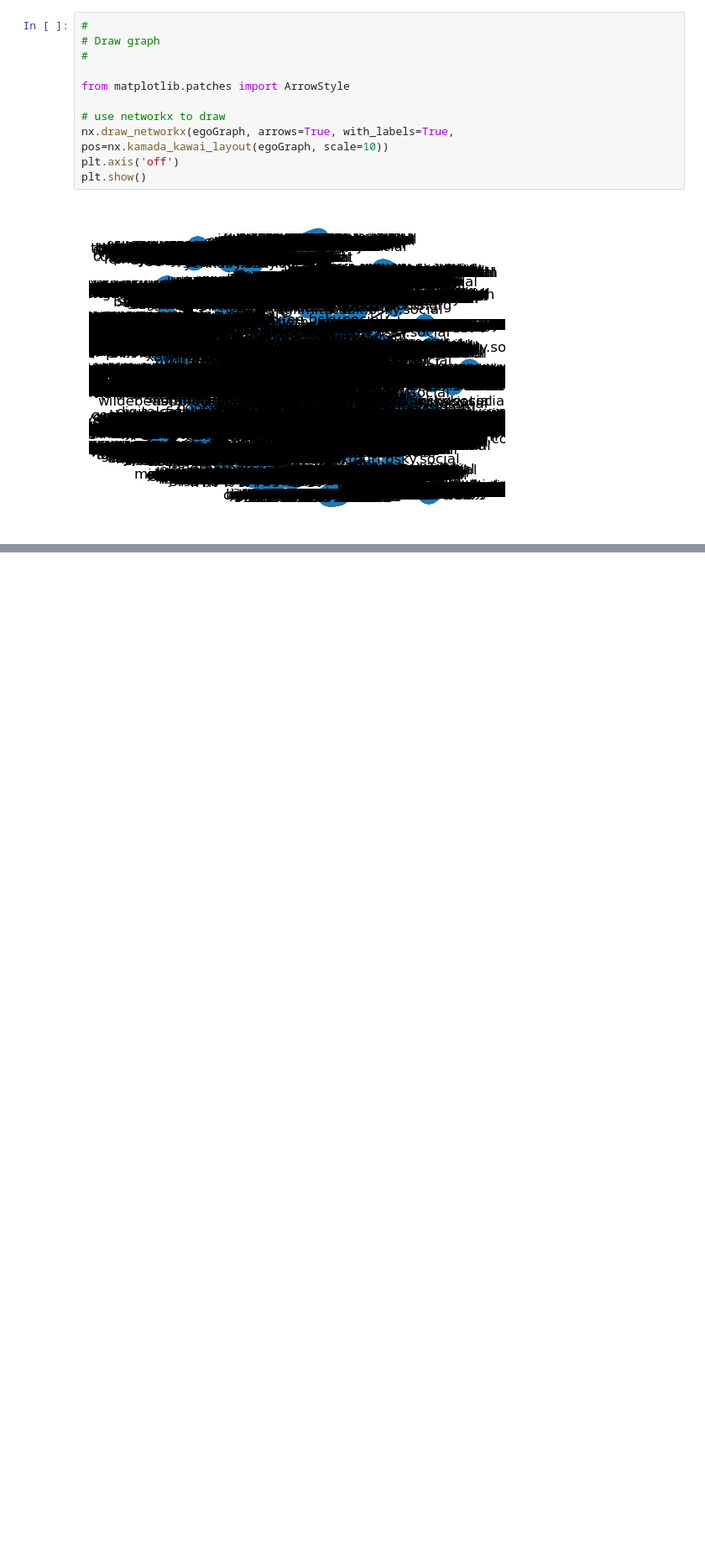
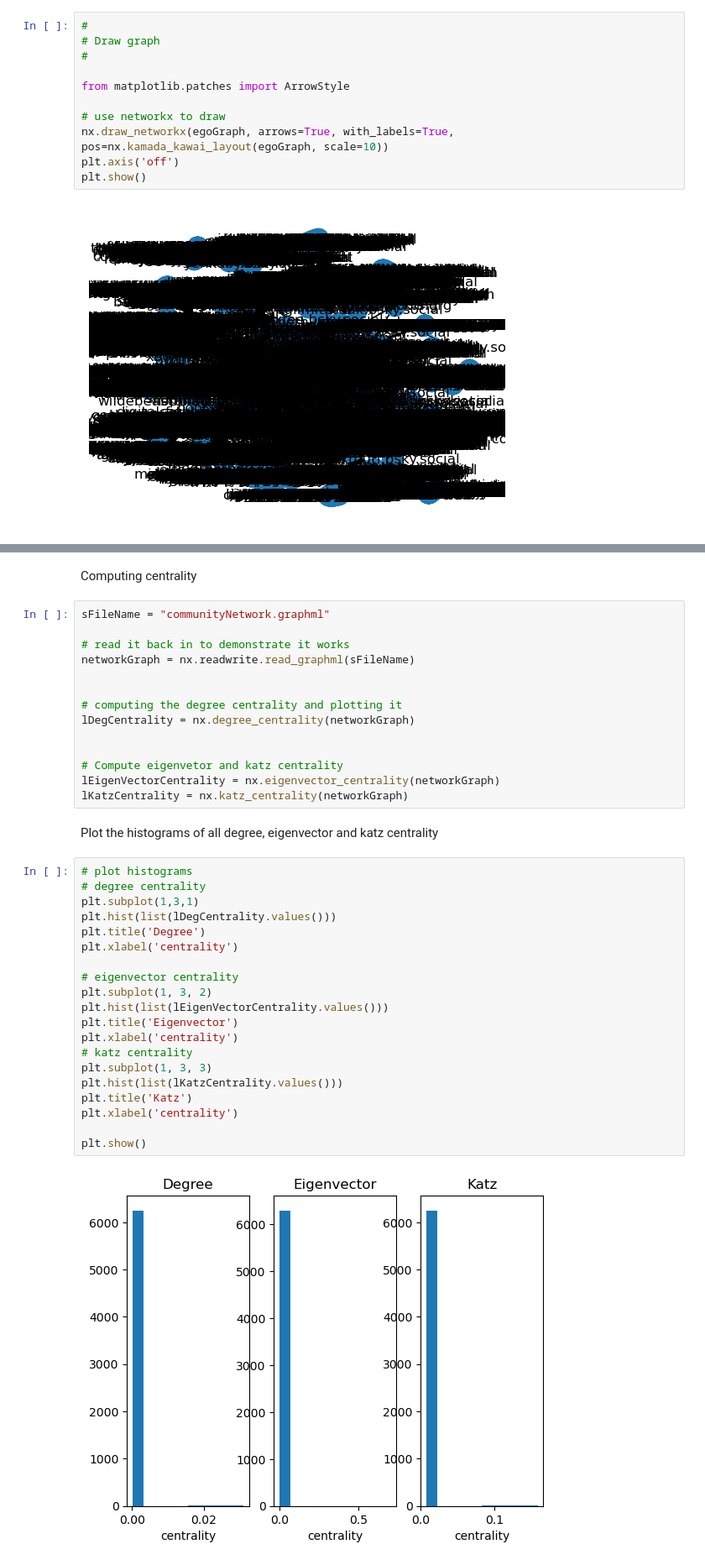
Before and after one commit to MitchKLong/COSC3047-Assignment-2, a Jupyter notebook: COSC-Assignment2.ipynb, the cells around one changed output, grey strips where cells are left out. Shown at 84% size. Cells and saved outputs as stored; diff of their text form; blank space fills up the shorter version.

Commit message:
Week 8 code installed centrality and SNA measures

```diff
--- a/COSC-Assignment2.ipynb
+++ b/COSC-Assignment2.ipynb
@@ -354,0 +363,40 @@ plt.show()
+# %% [markdown]
+Computing centrality
+# %%
+sFileName = "communityNetwork.graphml"
+
+# read it back in to demonstrate it works
+networkGraph = nx.readwrite.read_graphml(sFileName)
+
+
+# computing the degree centrality and plotting it
+lDegCentrality = nx.degree_centrality(networkGraph)
+
+
+# Compute eigenvetor and katz centrality
+lEigenVectorCentrality = nx.eigenvector_centrality(networkGraph)
+lKatzCentrality = nx.katz_centrality(networkGraph)
+# %% [markdown]
+Plot the histograms of all degree, eigenvector and katz centrality
+# %%
+# plot histograms
+# degree centrality
+plt.subplot(1,3,1)
+plt.hist(list(lDegCentrality.values()))
+plt.title('Degree')
+plt.xlabel('centrality')
+
+# eigenvector centrality
+plt.subplot(1, 3, 2)
+plt.hist(list(lEigenVectorCentrality.values()))
+plt.title('Eigenvector')
+plt.xlabel('centrality')
+# katz centrality
+plt.subplot(1, 3, 3)
+plt.hist(list(lKatzCentrality.values()))
+plt.title('Katz')
+plt.xlabel('centrality')
+
+plt.show()
+# %% [output]
+[figure, added]
```
Also changed, not shown: parts of 5 cells of this notebook.
